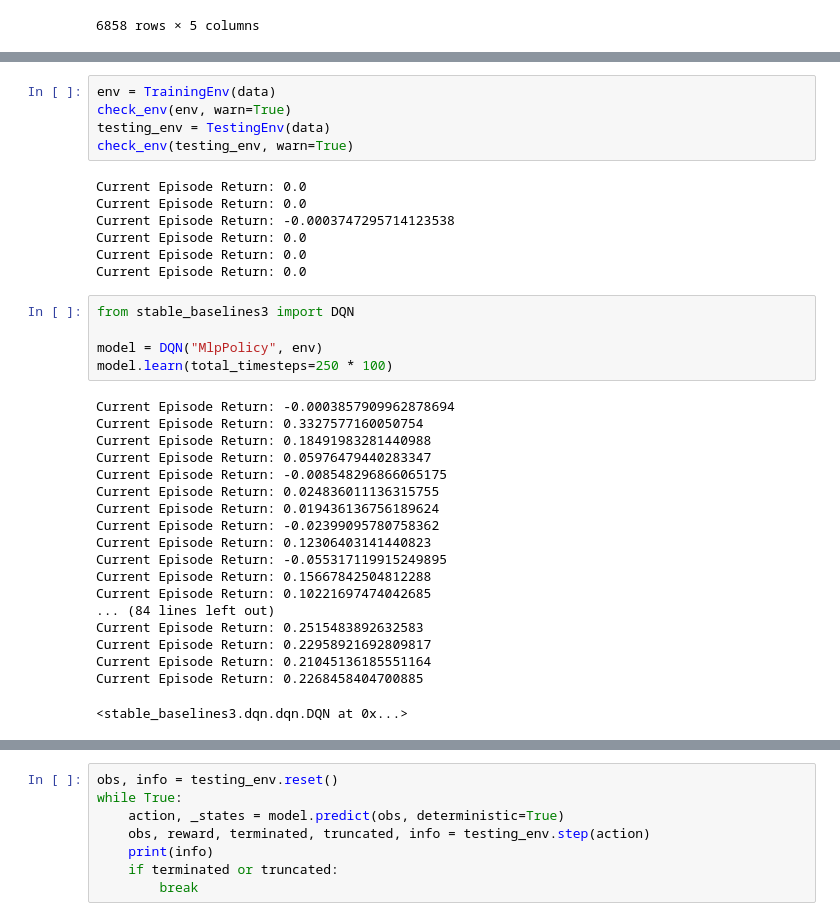
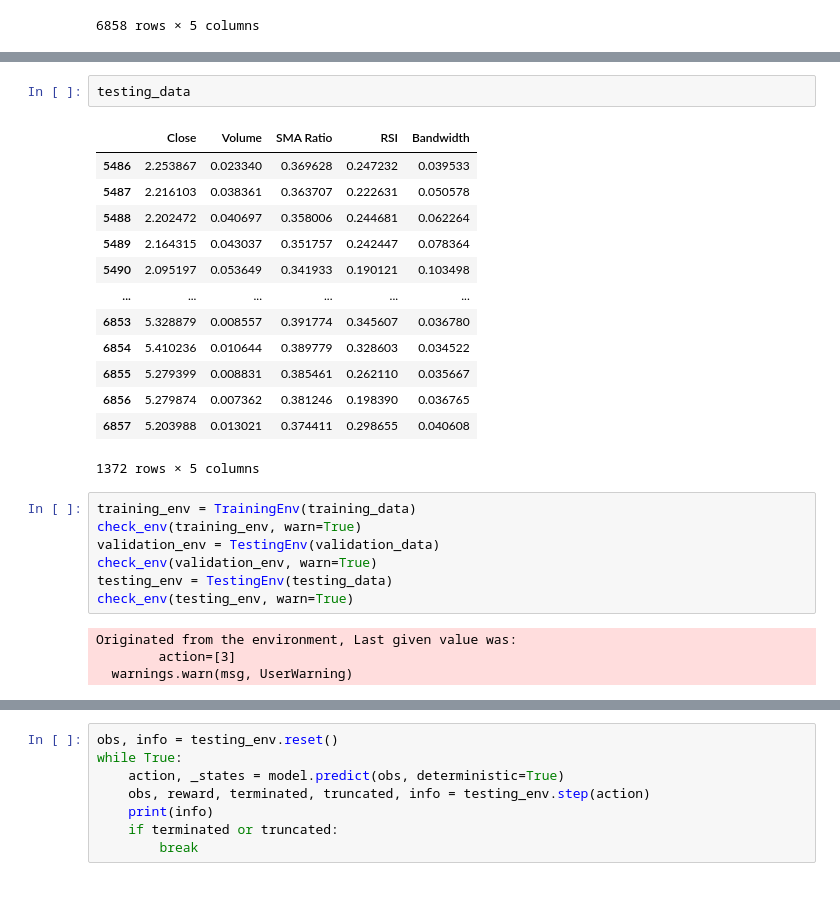
Before and after one commit to joeyallen1/RL_Trading, a Jupyter notebook: Training.ipynb, the cells around one changed output, grey strips where cells are left out. Saved outputs shown, nothing was run; the diff lists cells and outputs as text; blank space fills up the shorter version.

```diff
--- a/Training.ipynb
+++ b/Training.ipynb
@@ -154,36 +190,27 @@ data
+# %%
+testing_data
+# %% [output]
+|  | Close | Volume | SMA Ratio | RSI | Bandwidth |
+| 5486 | 2.253867 | 0.023340 | 0.369628 | 0.247232 | 0.039533 |
+| 5487 | 2.216103 | 0.038361 | 0.363707 | 0.222631 | 0.050578 |
+| 5488 | 2.202472 | 0.040697 | 0.358006 | 0.244681 | 0.062264 |
+| 5489 | 2.164315 | 0.043037 | 0.351757 | 0.242447 | 0.078364 |
+| 5490 | 2.095197 | 0.053649 | 0.341933 | 0.190121 | 0.103498 |
+| ... | ... | ... | ... | ... | ... |
+| 6853 | 5.328879 | 0.008557 | 0.391774 | 0.345607 | 0.036780 |
+| 6854 | 5.410236 | 0.010644 | 0.389779 | 0.328603 | 0.034522 |
+| 6855 | 5.279399 | 0.008831 | 0.385461 | 0.262110 | 0.035667 |
+| 6856 | 5.279874 | 0.007362 | 0.381246 | 0.198390 | 0.036765 |
+| 6857 | 5.203988 | 0.013021 | 0.374411 | 0.298655 | 0.040608 |
+1372 rows × 5 columns
 # %%
-env = TrainingEnv(data)
-check_env(env, warn=True)
-testing_env = TestingEnv(data)
+training_env = TrainingEnv(training_data)
+check_env(training_env, warn=True)
+validation_env = TestingEnv(validation_data)
+check_env(validation_env, warn=True)
+testing_env = TestingEnv(testing_data)
 check_env(testing_env, warn=True)
 # %% [output]
-Current Episode Return: 0.0
-Current Episode Return: 0.0
-Current Episode Return: -0.0003747295714123538
-Current Episode Return: 0.0
-Current Episode Return: 0.0
-Current Episode Return: 0.0
+Originated from the environment, Last given value was:
+        action=[3]
+  warnings.warn(msg, UserWarning)
-# %%
-from stable_baselines3 import DQN
-
-model = DQN("MlpPolicy", env)
-model.learn(total_timesteps=250 * 100)
-# %% [output]
-Current Episode Return: -0.0003857909962878694
-Current Episode Return: 0.3327577160050754
-Current Episode Return: 0.18491983281440988
-Current Episode Return: 0.05976479440283347
-Current Episode Return: -0.008548296866065175
-Current Episode Return: 0.024836011136315755
-Current Episode Return: 0.019436136756189624
-Current Episode Return: -0.02399095780758362
-Current Episode Return: 0.12306403141440823
-Current Episode Return: -0.055317119915249895
-Current Episode Return: 0.15667842504812288
-Current Episode Return: 0.10221697474042685
-... (84 lines left out)
-Current Episode Return: 0.2515483892632583
-Current Episode Return: 0.22958921692809817
-Current Episode Return: 0.21045136185551164
-Current Episode Return: 0.2268458404700885
-<stable_baselines3.dqn.dqn.DQN at 0x...>
```
Also changed, not shown: parts of 6 cells of this notebook.
